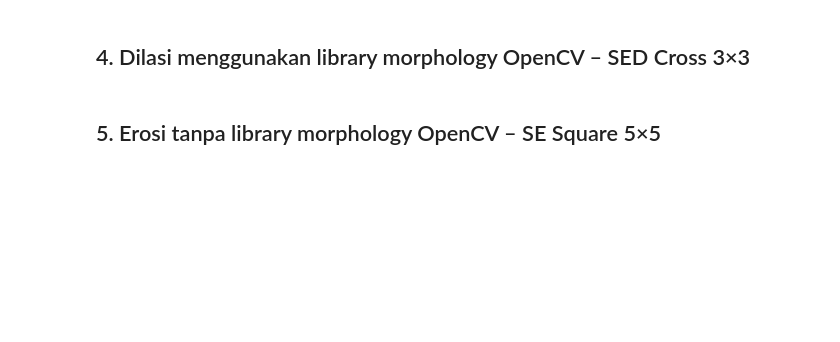
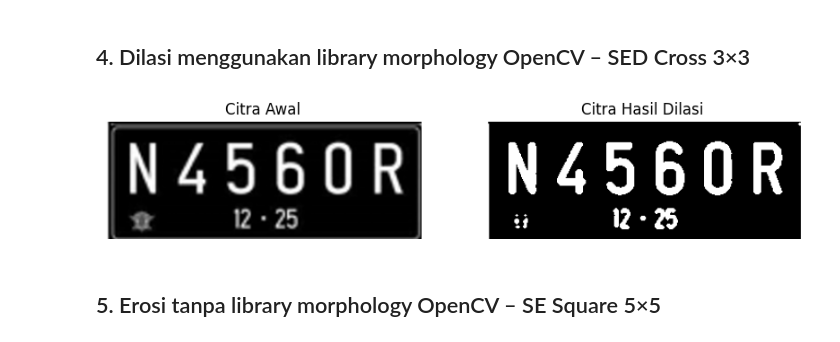
Before and after one commit to ayuannisa17/PCdVK_ganjil_2026, a Jupyter notebook: Week9.ipynb, the cells around one changed output. Saved outputs shown, nothing was run; the diff lists cells and outputs as text; code cells hidden in the pictures; blank space fills up the shorter version.

```diff
--- a/Week9.ipynb
+++ b/Week9.ipynb
@@ -103,2 +104,28 @@ show_images([img, thresh, dilasi],
+# %%
+img = cv2.imread(PLATE_PATH, 0)
+
+ret, thresh = cv2.threshold(img, 127, 225, cv2.THRESH_BINARY)
+
+kernel = np.array([
+    [0, 1, 0],
+    [1, 1, 1],
+    [0, 1, 0]
+], dtype=np.uint8)
+
+dilasi = cv2.dilate(thresh, kernel, iterations=1)
+
+plt.figure(figsize=(10, 5))
+plt.subplot(121)
+plt.imshow(img, cmap='gray')
+plt.title('Citra Awal')
+plt.axis('off')
+
+plt.subplot(122)
+plt.imshow(dilasi, cmap='gray')
+plt.title('Citra Hasil Dilasi')
+plt.axis('off')
+plt.show()
+# %% [output]
+[figure, added]
 # %% [markdown]
 ## 5. Erosi tanpa library morphology OpenCV – SE Square 5×5
```
Also changed, not shown: parts of 38 cells of this notebook.
